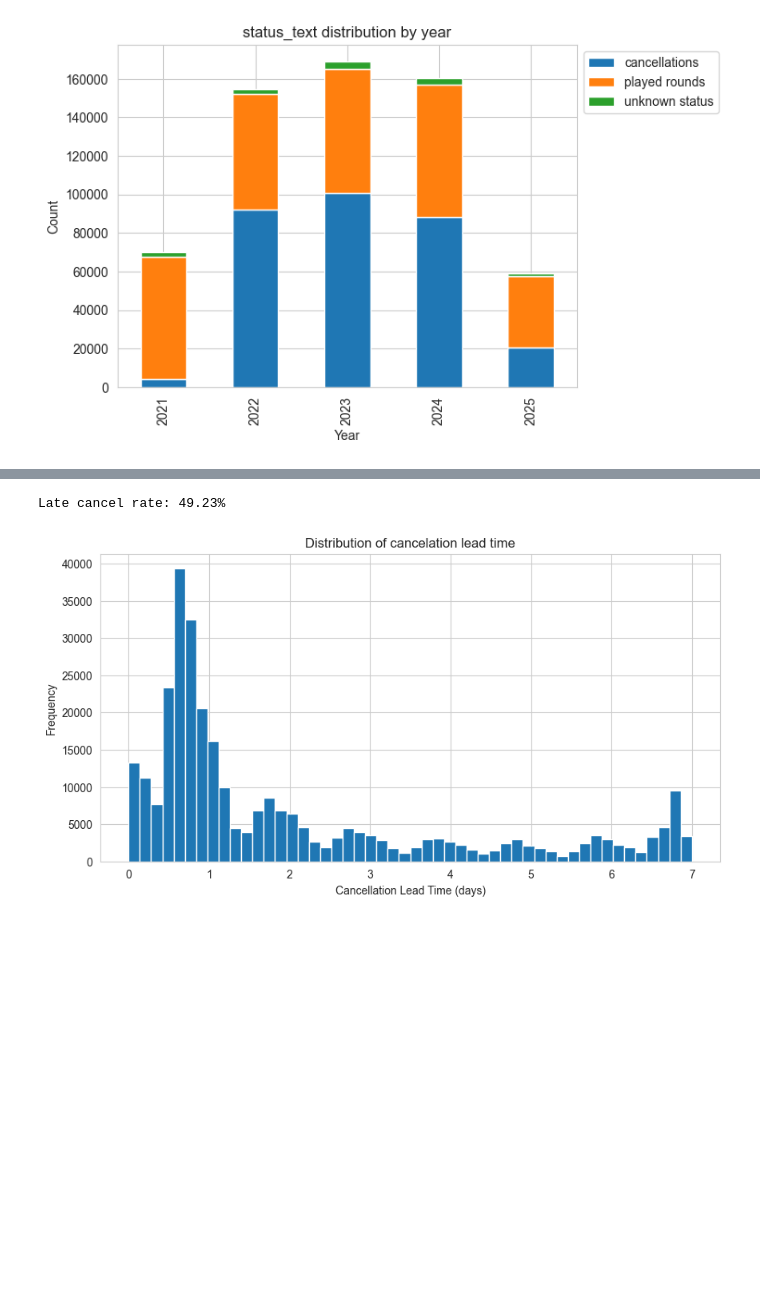
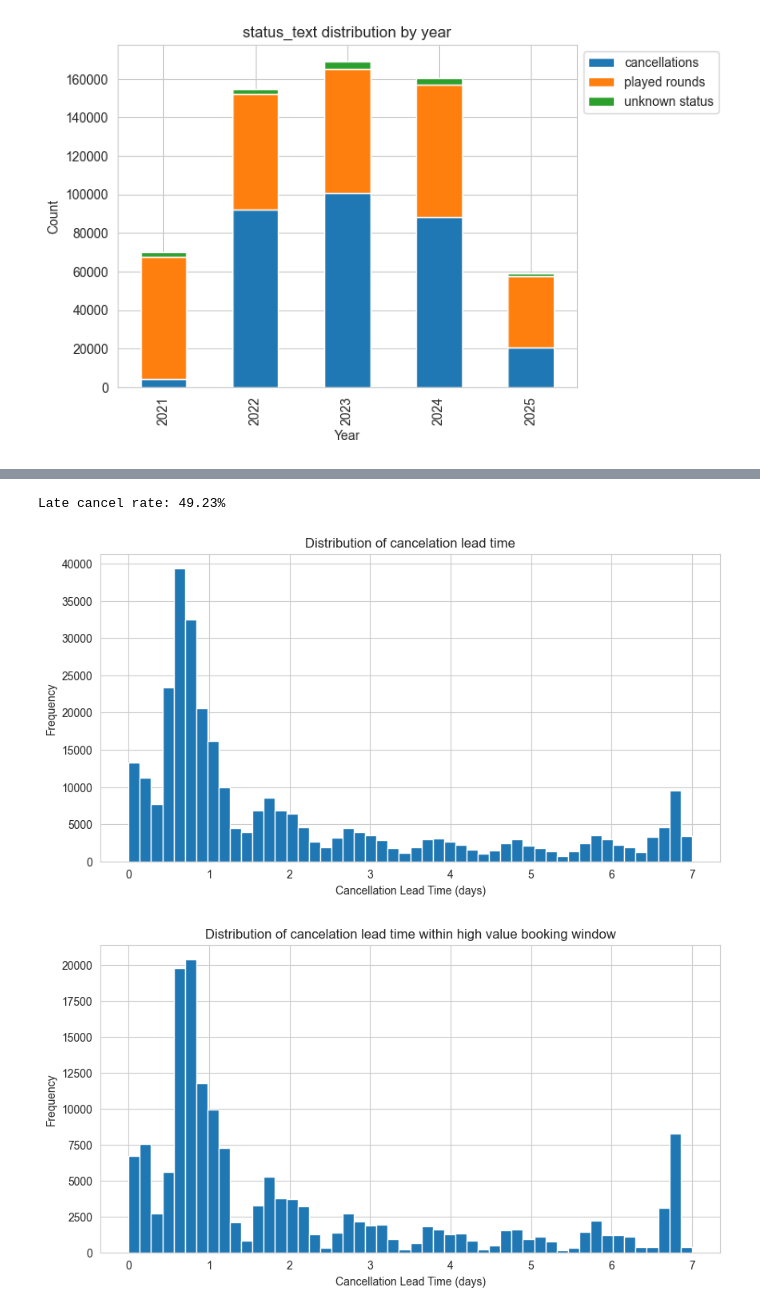
Before and after one commit to Dshaw630/bethpage-tee-time-analysis, a Jupyter notebook: notebooks/03_exploratory_analysis.ipynb, the cells around one changed output, grey strips where cells are left out. Drawn from its saved outputs; the diff is of its cells as text; code cells hidden in the pictures; blank space fills up the shorter version.

```diff
--- a/notebooks/03_exploratory_analysis.ipynb
+++ b/notebooks/03_exploratory_analysis.ipynb
@@ -524,30 +524,48 @@ rate_dow_mean = cancellation_rate_dow.mean()
 cancellation_rate_dow.plot(kind="bar",figsize=(10,5))
 plt.title("Cancellation rate by day of week")
 plt.xlabel("day of week")
 plt.ylabel("Cancellation rate")
 plt.show()
 
 
 ## late cancellation rate (less than 24 hrs before tee time)
 late_cancel = len(cancellations_filtered[
     (cancellations_filtered["cancellation_lead_time"] >= pd.Timedelta(days=0)) &
     (cancellations_filtered["cancellation_lead_time"] <= pd.Timedelta(days=1))
 ])
 late_cancel_rate = late_cancel/len(cancellations_filtered)
 print(f"Late cancel rate: {late_cancel_rate:.2%}")
 
 #Distribution of cancellation lead time
 hist_data_clt = cancellations_filtered[
     (cancellations_filtered["cancellation_lead_time"] >= pd.Timedelta(days=0)) &
     (cancellations_filtered["cancellation_lead_time"] <= pd.Timedelta(days=7))
 ]
 (hist_data_clt["cancellation_lead_time"].dt.total_seconds()/ (60 * 60 * 24)).hist(bins=50, figsize=(10,5))
 plt.title("Distribution of cancelation lead time")
 plt.xlabel("Cancellation Lead Time (days)")
 plt.ylabel("Frequency")
 plt.show()
+
+#Distribution of cancellation lead time within high value hours
+hist_data_clt_highval = hist_data_clt[
+    (hist_data_clt["tee_time"].dt.hour >= 11) &
+    (hist_data_clt["tee_time"].dt.hour < 16)
+]
+(hist_data_clt_highval["cancellation_lead_time"].dt.total_seconds()/ (60 * 60 * 24)).hist(bins=50, figsize=(10,5))
+plt.title("Distribution of cancelation lead time within high value booking window")
+plt.xlabel("Cancellation Lead Time (days)")
+plt.ylabel("Frequency")
+plt.show()
+
+#Median lead times and % of cancellations within 24hrs
+global_median_lt = cancellations_filtered["cancellation_lead_time"].median()
+high_val_median_lt = cancellations_filtered[(cancellations_filtered["tee_time"].dt.hour >= 11) &
+    (cancellations_filtered["tee_time"].dt.hour < 16)]["cancellation_lead_time"].median()
+global_24hr_pct =
 # %% [output]
 [figure]
 [figure]
 Late cancel rate: 49.23%
 [figure]
+[figure, added]
```
Also changed, not shown: parts of 1 cell of this notebook.
